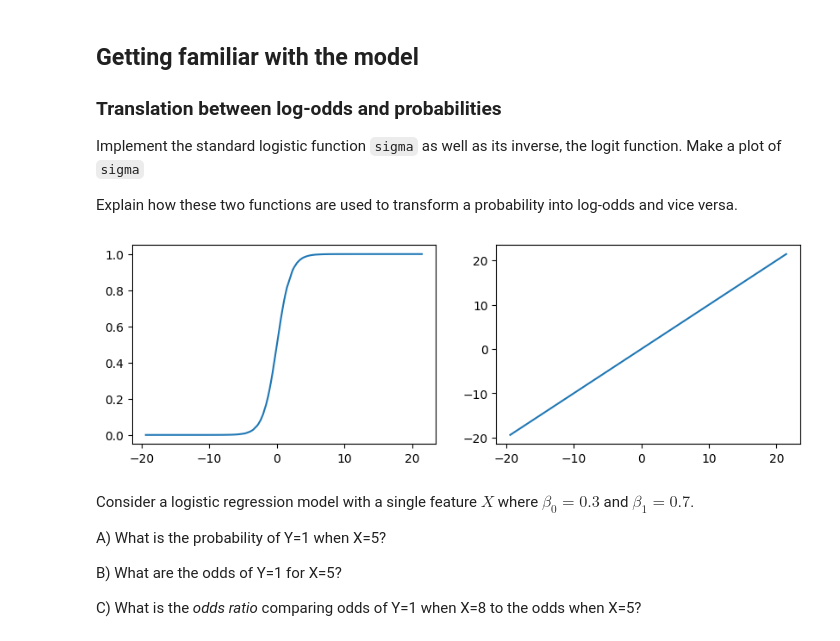
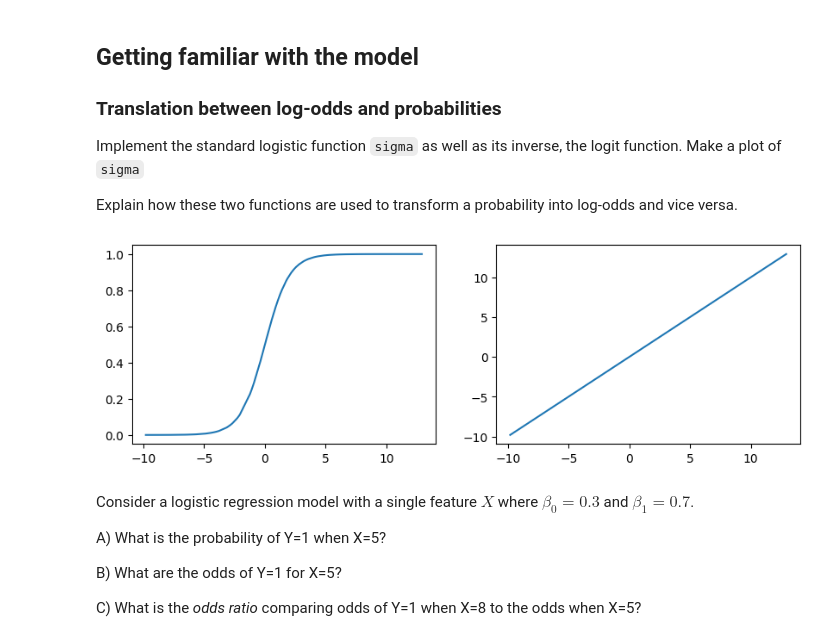
Before and after one commit to TheColorman/ITU, a Jupyter notebook: MALEA/3.2/Exercises6.ipynb, the cells around one changed output. Cells and saved outputs as stored; diff of their text form; code cells hidden in the pictures.

```diff
--- a/MALEA/3.2/Exercises6.ipynb
+++ b/MALEA/3.2/Exercises6.ipynb
@@ -28,35 +28,35 @@ def sigma(eta: float) -> float:
     Takes the value of a linear regression, eta, and turns it into a probability
     """
     eeta = np.e**(-eta)
     return 1 / ( 1 + eeta )
 def logit(prob: float) -> float:
     """
     Takes the probability of a logistic regressian, prob, and turnt it into a linea regression value, eta
     """
     return np.log(prob / ( 1 - prob ))
 def linear_regression(X: np.ndarray, beta: np.ndarray) -> np.ndarray:
     """
     Predicts \hat{y} from a vector of observations and a vector of coefficients.
     """
     if X.shape[1] != beta.shape[0]:
         X = np.c_[np.ones(X.shape[0]), X]
     return X.dot(beta)
 
 fig, ax = plt.subplots(1, 2, figsize=(10, 3))
-X = np.random.randint(-10, 10, (100, 10))
+X = np.random.randint(-5, 5, (100, 10))
 beta = (np.random.rand(11) - 0.5) * 2
 
 lin_X = np.sort(linear_regression(X, beta))
 y_1 = sigma(lin_X)
 y_2 = logit(y_1)
 ax[0].plot(lin_X, y_1)
 ax[1].plot(lin_X, y_2)
 plt.show()
 # Just as expected, the sigma is an S curve and the logit is linear.
 # The sigma function fraps a linear regression to turn it into a logistic regression, clamping it between 0 and 1.
 # The logit does the opposite, it takes the logistic regression curve and turns it into a linear regression.
 # %% [output]
-[figure, old version]
+[figure, new version]
 # %% [markdown]
 Consider a logistic regression model with a single feature $X$ where $\beta_0=0.3$ and $\beta_1=0.7$.
 
```
